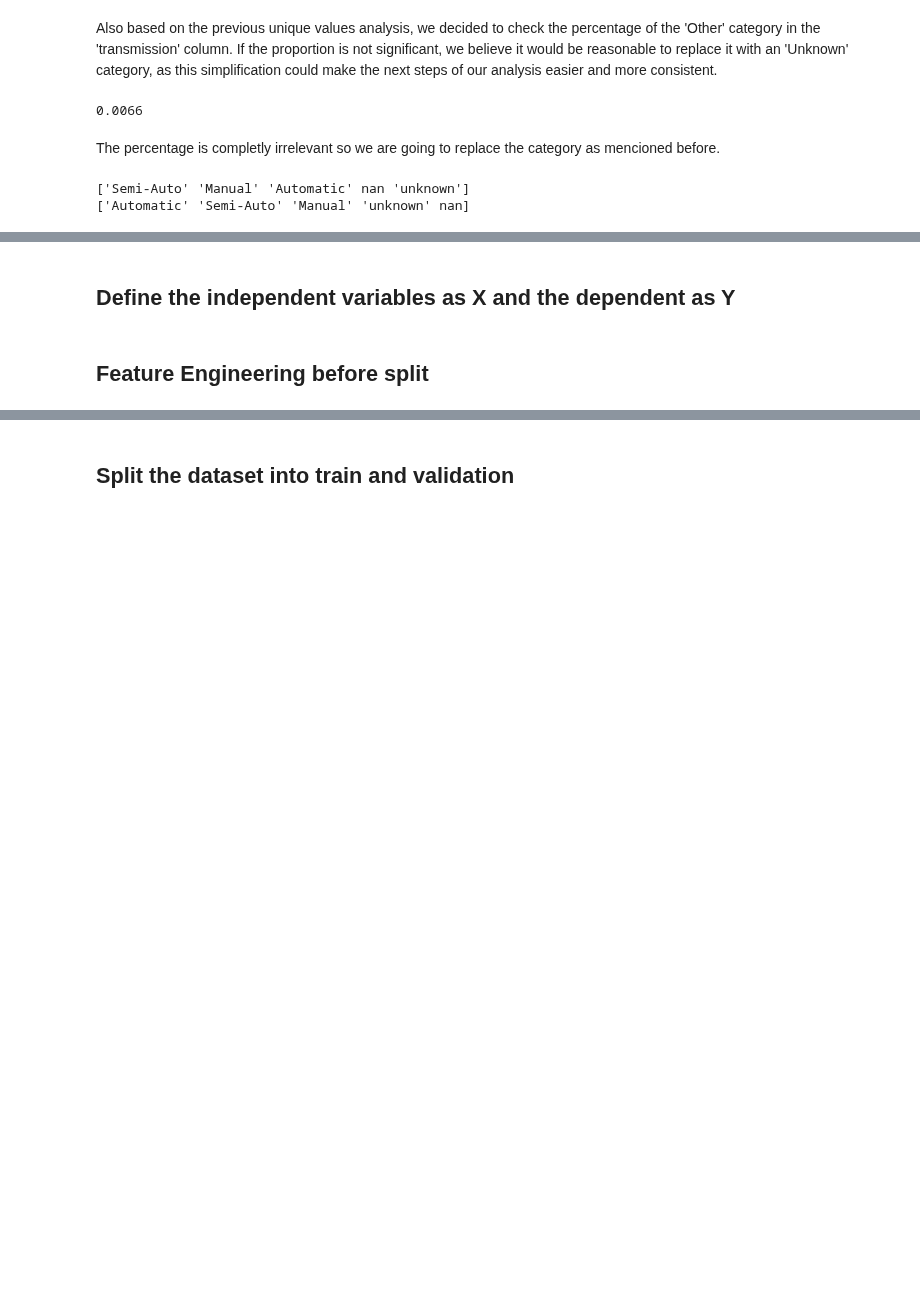
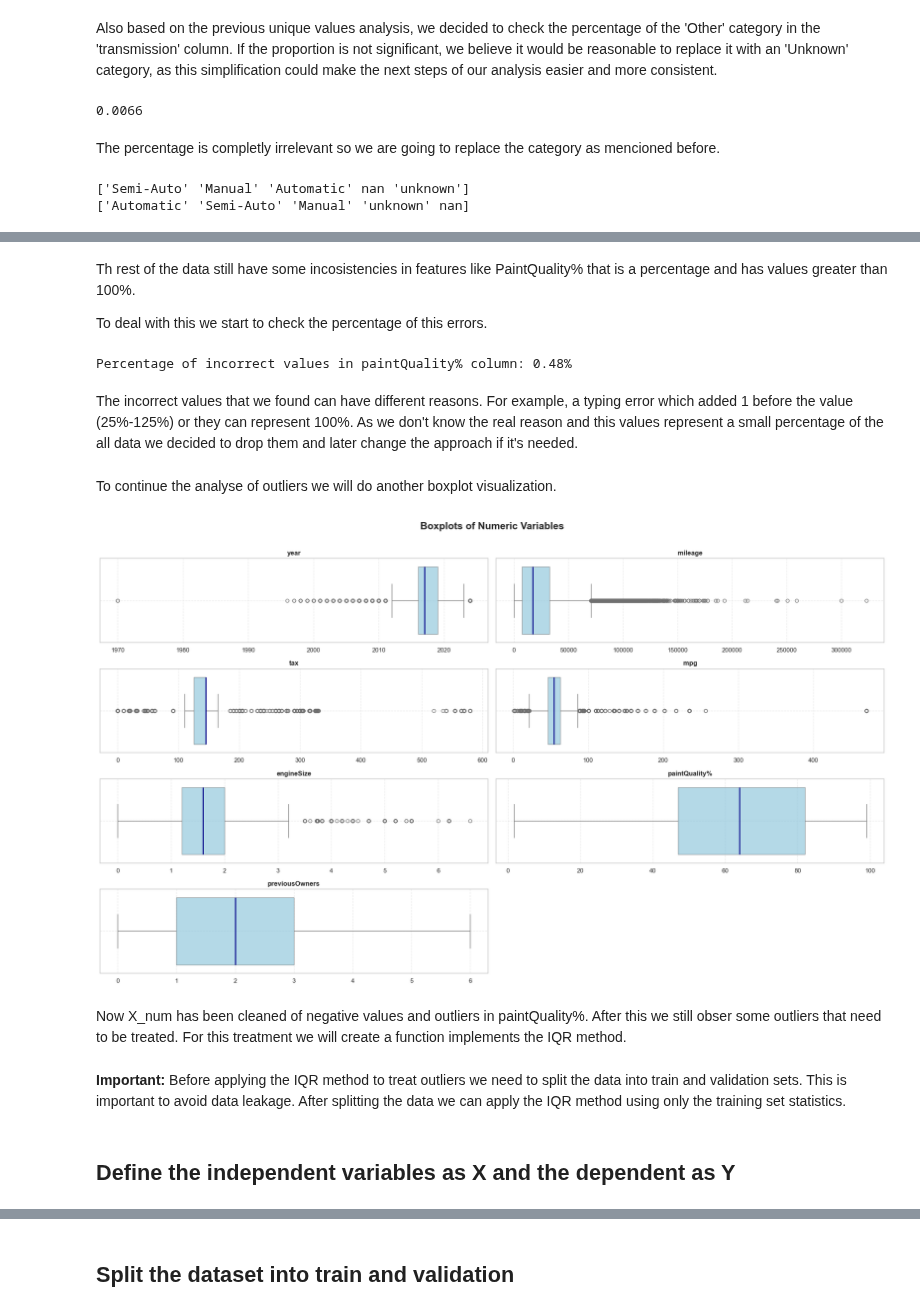
Before and after one commit to mariamiguel720/Machine-Learning-Project-25-26, a Jupyter notebook: notebooks/Data Preprocessing.ipynb, the cells around one changed output, grey strips where cells are left out. Cells and saved outputs as stored; diff of their text form; code cells hidden in the pictures; blank space fills up the shorter version.

```diff
--- a/notebooks/Data Preprocessing.ipynb
+++ b/notebooks/Data Preprocessing.ipynb
@@ -355,0 +411,21 @@ print(test['transmission'].unique())
+# %%
+def correct_negative_values(df, numeric_cols):
+    for col in numeric_cols:
+        df[col] = df[col].abs()
+    return df
+
+train = correct_negative_values(train, numeric_cols)
+test = correct_negative_values(test, numeric_cols)
+# %% [markdown]
+Th rest of the data still have some incosistencies in features like PaintQuality% that is a percentage and has values greater than 100%.
+
+To deal with this we start to check the percentage of this errors.
+# %%
+(train['paintQuality%']>100).value_counts() # the true values are the incorrect ones
+
+percentage = (train['paintQuality%']>100).sum() / train.shape[0] * 100
+print(f'Percentage of incorrect values in paintQuality% column: {percentage:.2f}%')
+# %% [output]
+Percentage of incorrect values in paintQuality% column: 0.48%
+# %% [markdown]
+The incorrect values that we found can have different reasons. For example, a typing error which added 1 before the value (25%-125%) or they can represent 100%. As we don't know the real reason and this values represent a small percentage of the all data we decided to drop them and later change the approach if it's needed.
@@ -356,7 +439,53 @@ print(test['transmission'].unique())
+# %% [markdown]
+To continue the analyse of outliers we will do another boxplot visualization.
+# %%
+train_num = train[numeric_cols] # DataFrame with only numeric columns to visualize the boxplots
+
+
+# Style settings
+sns.set_theme(style="whitegrid", palette="pastel")
+
+# Prepare figure with appropriate number of rows and columns
+n_features = len(train_num.columns)
+n_cols = 2
+n_rows = ceil(n_features / n_cols)
+
+fig, axes = plt.subplots(n_rows, n_cols, figsize=(20, n_rows * 3))
+axes = axes.flatten()
+
+# Plot boxplots
+for i, feat in enumerate(train_num.columns):
+    ax = axes[i]
+
+    # Boxplot with highlighted median line
+    sns.boxplot(
+        x=train_num[feat],
+        ax=ax,
+        color='skyblue',
+        medianprops={"color": "darkblue", "linewidth": 2},
+        boxprops={"alpha": 0.7}
+    )
+
+    ax.set_title(f"{feat}", fontsize=12, fontweight='bold')
+    ax.set_xlabel("")  # Remove automatic x-label
+    ax.grid(True, linestyle="--", alpha=0.4)
+
+# Remove empty axes (if the number of features is not a multiple of n_cols)
+for j in range(i + 1, len(axes)):
+    fig.delaxes(axes[j])
+
+# General title and layout
+plt.suptitle("Boxplots of Numeric Variables", fontsize=18, fontweight='bold')
+plt.tight_layout(rect=[0, 0, 1, 0.97])
+plt.show()
+# %% [output]
+[figure, added]
+# %% [markdown]
+Now X_num has been cleaned of negative values and outliers in paintQuality%. After this we still obser some outliers that need to be treated. For this treatment we will create a function implements the IQR method.
+# %% [markdown]
+**Important:** Before applying the IQR method to treat outliers we need to split the data into train and validation sets. This is important to avoid data leakage. After splitting the data we can apply the IQR method using only the training set statistics.
 # %% [markdown]
 ## Define the independent variables as X and the dependent as Y
 # %%
 X = train.drop('price', axis = 1)
 y = train['price']
-# %% [markdown]
-## Feature Engineering before split
```
Also changed, not shown: parts of 58 cells of this notebook.
